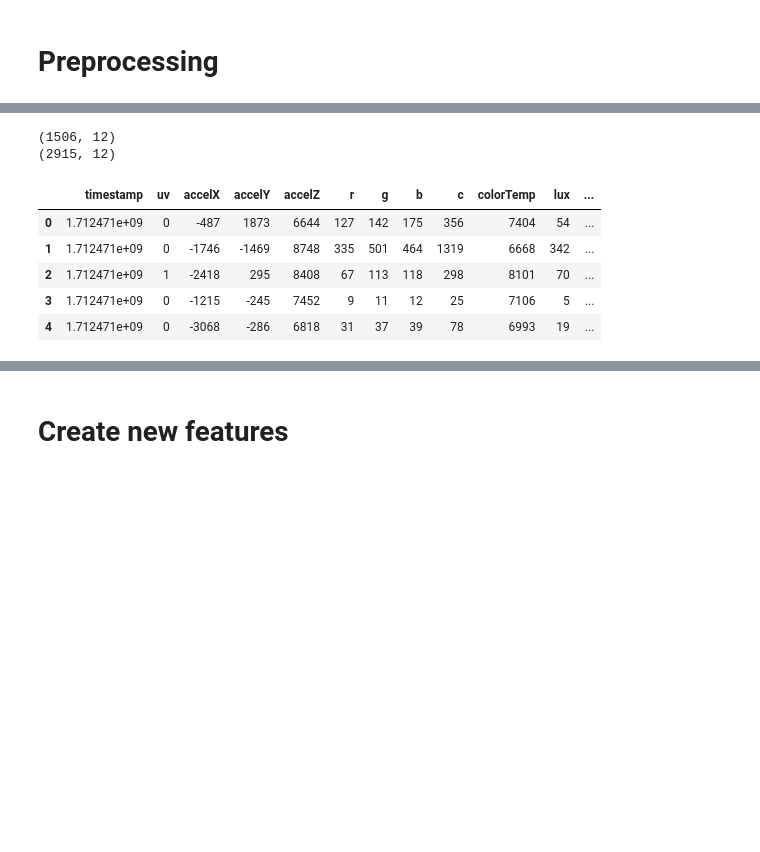
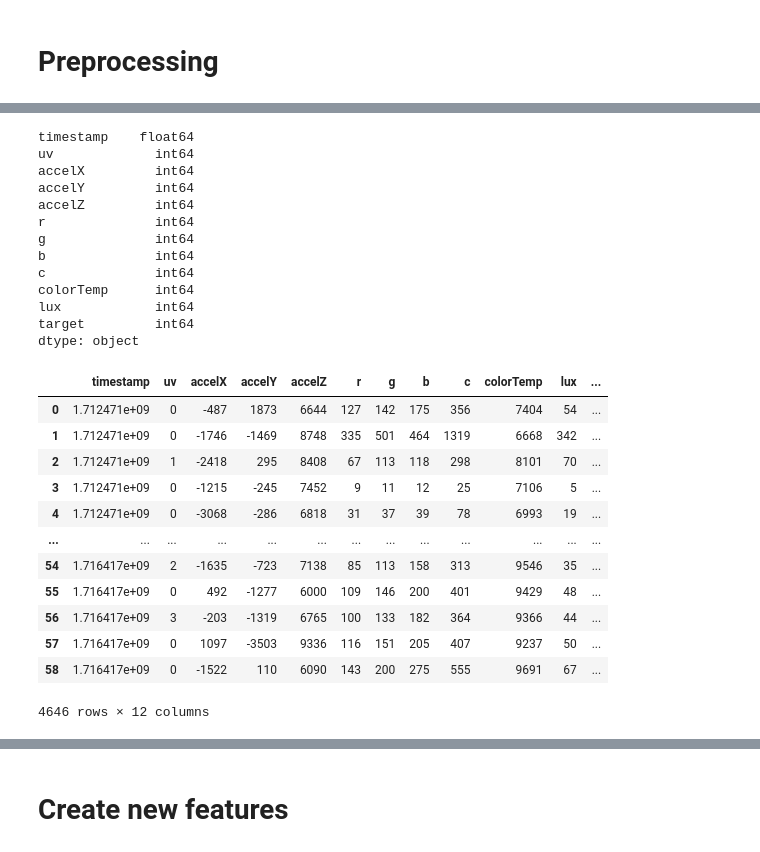
Before and after one commit to uoa-compsci399-s1-2024/capstone-project-2024-s1-team-14-neox, a Jupyter notebook: classification/local/classification.ipynb, the cells around one changed output, grey strips where cells are left out. Cells and saved outputs as stored; diff of their text form; code cells hidden in the pictures; blank space fills up the shorter version.

```diff
--- a/classification/local/classification.ipynb
+++ b/classification/local/classification.ipynb
@@ -99,22 +105,35 @@ out
-# %%
-# Outdoors is positive
-print(in_data.shape)
-print(out_data.shape)
-in_data["target"] = 0
-out_data["target"] = 1
-
-all_data = pd.concat([in_data, out_data])
-# %% [output]
-(1506, 12)
-(2915, 12)
 # %%
 all_data.head()
+print(all_data.dtypes)
 # %% [output]
-|  | timestamp | uv | accelX | accelY | accelZ | r | g | b | c | colorTemp | lux | ... |
-| 0 | 1.712471e+09 | 0 | -487 | 1873 | 6644 | 127 | 142 | 175 | 356 | 7404 | 54 | ... |
-| 1 | 1.712471e+09 | 0 | -1746 | -1469 | 8748 | 335 | 501 | 464 | 1319 | 6668 | 342 | ... |
-| 2 | 1.712471e+09 | 1 | -2418 | 295 | 8408 | 67 | 113 | 118 | 298 | 8101 | 70 | ... |
-| 3 | 1.712471e+09 | 0 | -1215 | -245 | 7452 | 9 | 11 | 12 | 25 | 7106 | 5 | ... |
-| 4 | 1.712471e+09 | 0 | -3068 | -286 | 6818 | 31 | 37 | 39 | 78 | 6993 | 19 | ... |
+timestamp    float64
+uv             int64
+accelX         int64
+accelY         int64
+accelZ         int64
+r              int64
+g              int64
+b              int64
+c              int64
+colorTemp      int64
+lux            int64
+target         int64
+dtype: object
+# %%
+all_data.fillna(0)
+# %% [output]
+|  | timestamp | uv | accelX | accelY | accelZ | r | g | b | c | colorTemp | lux | ... |
+| 0 | 1.712471e+09 | 0 | -487 | 1873 | 6644 | 127 | 142 | 175 | 356 | 7404 | 54 | ... |
+| 1 | 1.712471e+09 | 0 | -1746 | -1469 | 8748 | 335 | 501 | 464 | 1319 | 6668 | 342 | ... |
+| 2 | 1.712471e+09 | 1 | -2418 | 295 | 8408 | 67 | 113 | 118 | 298 | 8101 | 70 | ... |
+| 3 | 1.712471e+09 | 0 | -1215 | -245 | 7452 | 9 | 11 | 12 | 25 | 7106 | 5 | ... |
+| 4 | 1.712471e+09 | 0 | -3068 | -286 | 6818 | 31 | 37 | 39 | 78 | 6993 | 19 | ... |
+| ... | ... | ... | ... | ... | ... | ... | ... | ... | ... | ... | ... | ... |
+| 54 | 1.716417e+09 | 2 | -1635 | -723 | 7138 | 85 | 113 | 158 | 313 | 9546 | 35 | ... |
+| 55 | 1.716417e+09 | 0 | 492 | -1277 | 6000 | 109 | 146 | 200 | 401 | 9429 | 48 | ... |
+| 56 | 1.716417e+09 | 3 | -203 | -1319 | 6765 | 100 | 133 | 182 | 364 | 9366 | 44 | ... |
+| 57 | 1.716417e+09 | 0 | 1097 | -3503 | 9336 | 116 | 151 | 205 | 407 | 9237 | 50 | ... |
+| 58 | 1.716417e+09 | 0 | -1522 | 110 | 6090 | 143 | 200 | 275 | 555 | 9691 | 67 | ... |
+4646 rows × 12 columns
 # %%
 print(all_data["target"].value_counts())
```
Also changed, not shown: parts of 26 cells of this notebook, 19 other files.
